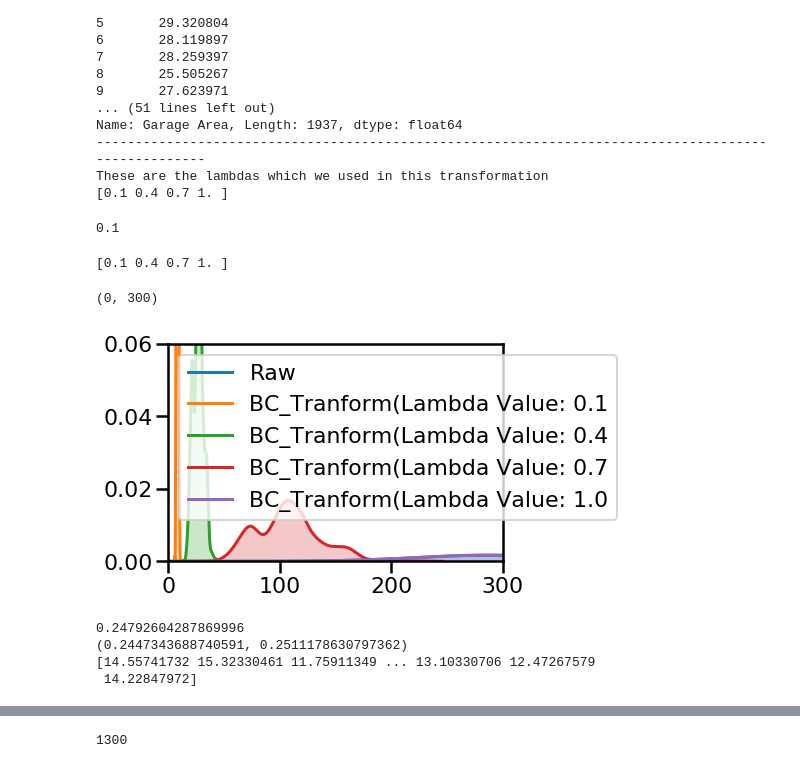
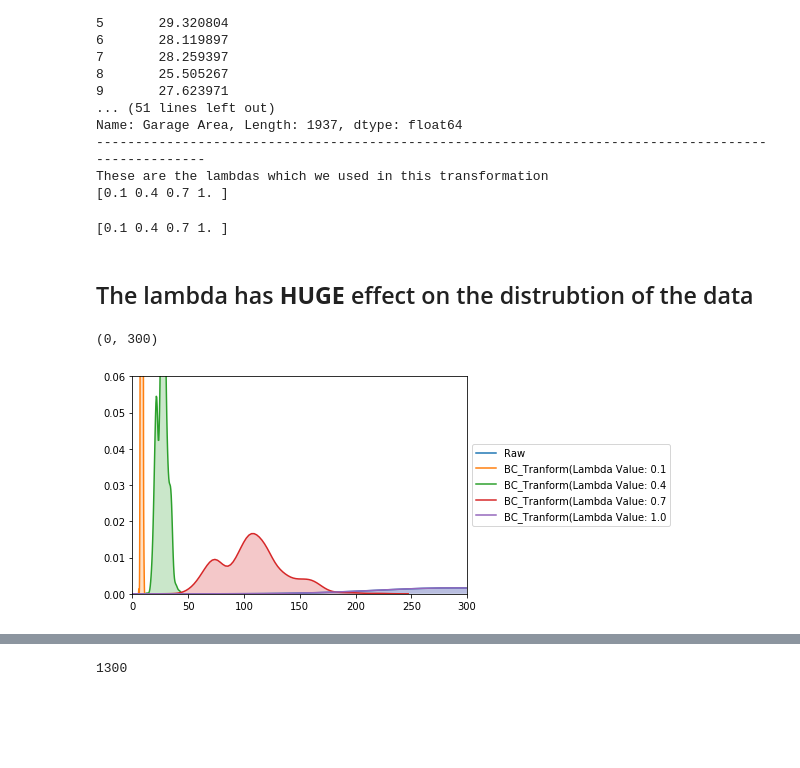
Before and after one commit to froggie901/sklearn_powertransform, a Jupyter notebook: power_transformer.ipynb, the cells around one changed output, grey strips where cells are left out. Saved outputs shown, nothing was run; the diff lists cells and outputs as text; code cells hidden in the pictures; blank space fills up the shorter version.

```diff
--- a/power_transformer.ipynb
+++ b/power_transformer.ipynb
@@ -124,10 +129,6 @@ Name: Garage Area, Length: 1937, dtype: float64
 ----------------------------------------------------------------------------------------------------
 These are the lambdas which we used in this transformation
 [0.1 0.4 0.7 1. ]
-# %%
-lmbda[0]
-# %% [output]
-0.1
 # %%
 print (lmbda)
 # %% [output]
@@ -137,35 +136,18 @@ print (lmbda)
+# %% [markdown]
+## The lambda has **HUGE** effect on the distrubtion of the data
 # %%
 sns.kdeplot(garage_area, shade=True, label="Raw")
 sns.kdeplot(xt[0], shade=True, label= f"BC_Tranform(Lambda Value: {round(lmbda[0],3)}")
 sns.kdeplot(xt[1], shade=True, label= f"BC_Tranform(Lambda Value: {round(lmbda[1],3)}")
 sns.kdeplot(xt[2], shade=True, label= f"BC_Tranform(Lambda Value: {round(lmbda[2],3)}")
 sns.kdeplot(xt[3], shade=True, label= f"BC_Tranform(Lambda Value: {round(lmbda[3],3)}")
 
+# set the legend location
+plt.legend(loc='center left', bbox_to_anchor=(1, 0.5))
+
 # control x and y limits
 plt.ylim(0, 0.06)
 plt.xlim(0, 300)
 # %% [output]
 (0, 300)
-[figure, old version]
+[figure, new version]
-# %%
-# The trick of Box-Cox transformation is to find lambda value,
-# however in practice this is quite affordable. The following function
-# returns the transformed variable, lambda value, confidence interval for
-# lambda according to certain alpha level.
-
-# garage_area_xt: transformed variable
-# maxlog: lambda
-# interval: confidence interval
-
-# http://dataunderthehood.com/2018/01/15/box-cox-transformation-with-python/
-
-garage_area_xt, maxlog, interval = stats.boxcox(garage_area, alpha=0.95)
-
-print (maxlog)
-print (interval)
-print (garage_area_xt)
-# %% [output]
-0.24792604287869996
-(0.2447343688740591, 0.2511178630797362)
-[14.55741732 15.32330461 11.75911349 ... 13.10330706 12.47267579
- 14.22847972]
```
Also changed, not shown: parts of 24 cells of this notebook, 1 other file.
